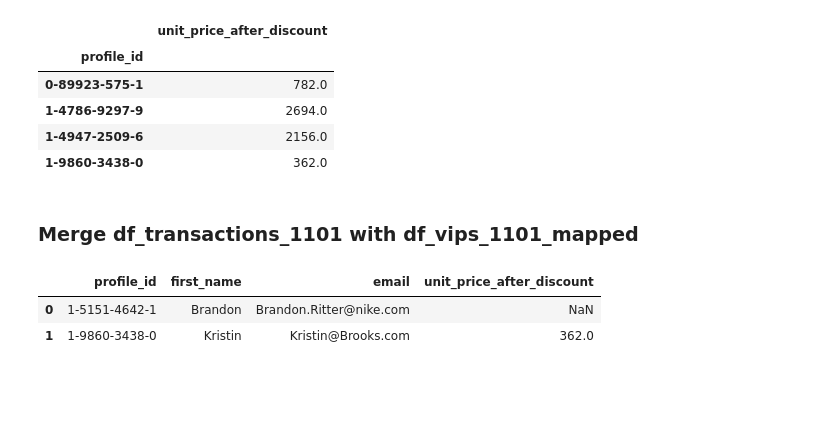
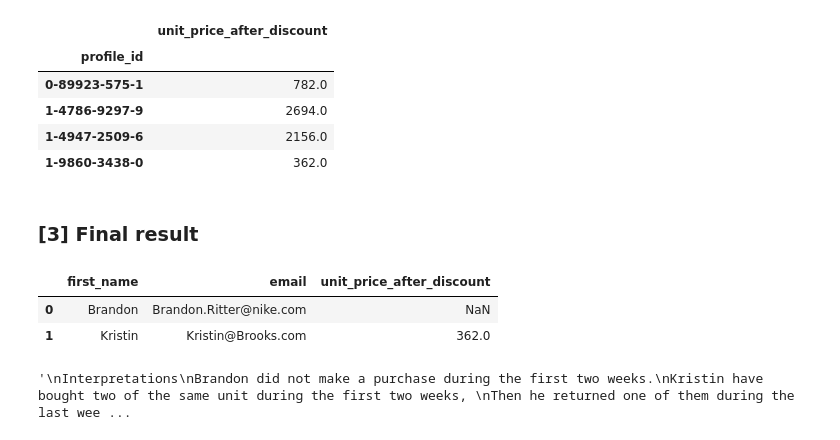
Before and after one commit to MWFK/Nike_Case_Assignments, a Jupyter notebook: VIP_promotion_Python_Version.ipynb, the cells around one changed output. Saved outputs shown, nothing was run; the diff lists cells and outputs as text; code cells hidden in the pictures; blank space fills up the shorter version.

```diff
--- a/VIP_promotion_Python_Version.ipynb
+++ b/VIP_promotion_Python_Version.ipynb
@@ -286,14 +209,25 @@ df_transactions_1101
 | 1-4786-9297-9 | 2694.0 |
 | 1-4947-2509-6 | 2156.0 |
 | 1-9860-3438-0 | 362.0 |
-# %% [markdown]
-### Merge df_transactions_1101 with df_vips_1101_mapped
+# %% [markdown]
+### [3] Final result
+# %%
+# Merge df_transactions_1101 with df_vips_1101_mapped
+
+df_vips_1101_mapped_transactions = pd.merge(df_vips_1101_mapped, df_transactions_1101, on='profile_id', how='left').reset_index(drop=True)
+df_vips_1101_mapped_transactions = df_vips_1101_mapped_transactions[['first_name', 'email', 'unit_price_after_discount']]
+df_vips_1101_mapped_transactions
+# %% [output]
+|  | first_name | email | unit_price_after_discount |
+| 0 | Brandon | Brandon.Ritter@nike.com | NaN |
+| 1 | Kristin | Kristin@Brooks.com | 362.0 |
 # %%
-df_vips_1101_mapped_transactions = pd.merge(df_vips_1101_mapped, df_transactions_1101, on='profile_id', how='left').reset_index(drop=True)
-df_vips_1101_mapped_transactions
-# Brandon did not make a purchase during the first two weeks
-# Kristin have bought two of the same unit during the first two weeks, and he returned one of them during the last week (we should keep the minus values as an indications for returned units)
+'''
+Interpretations
+Brandon did not make a purchase during the first two weeks.
+Kristin have bought two of the same unit during the first two weeks,
+Then he returned one of them during the last week
+Therefore, we should keep the minus values as an indications for returned units.
+'''
 # %% [output]
-|  | profile_id | first_name | email | unit_price_after_discount |
-| 0 | 1-5151-4642-1 | Brandon | Brandon.Ritter@nike.com | NaN |
-| 1 | 1-9860-3438-0 | Kristin | Kristin@Brooks.com | 362.0 |
+'\nInterpretations\nBrandon did not make a purchase during the first two weeks.\nKristin have bought two of the same unit during the first two weeks, \nThen he returned one of them during the last wee ...
```
Also changed, not shown: parts of 12 cells of this notebook.
